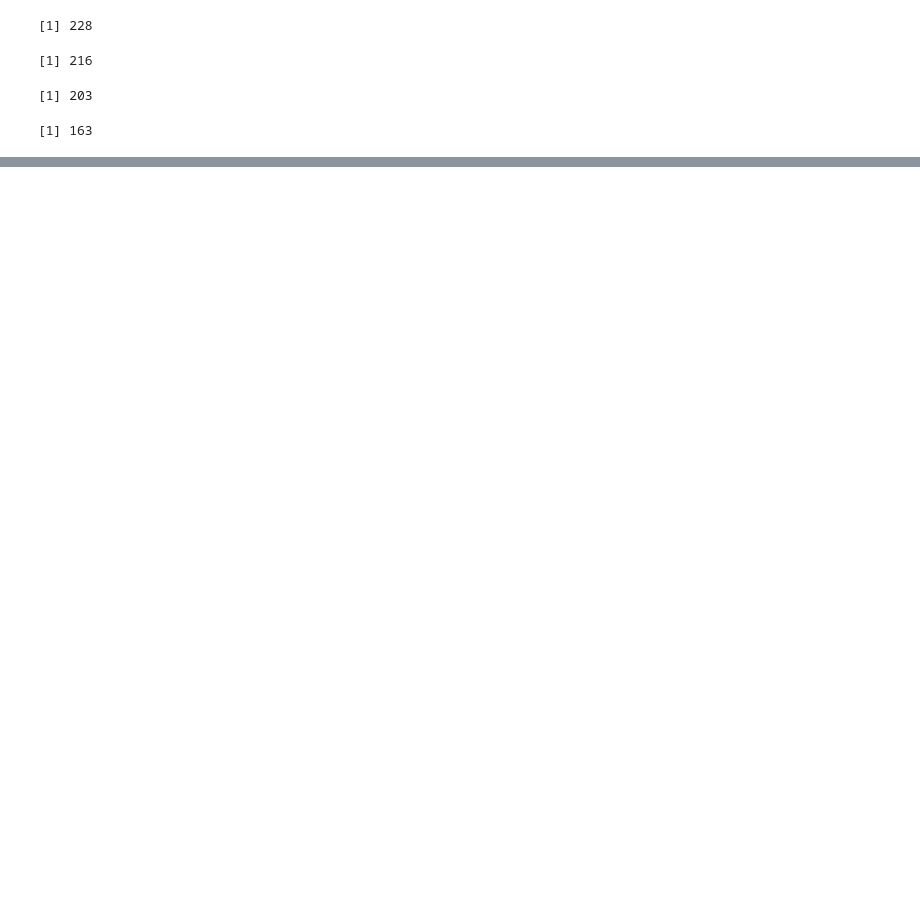
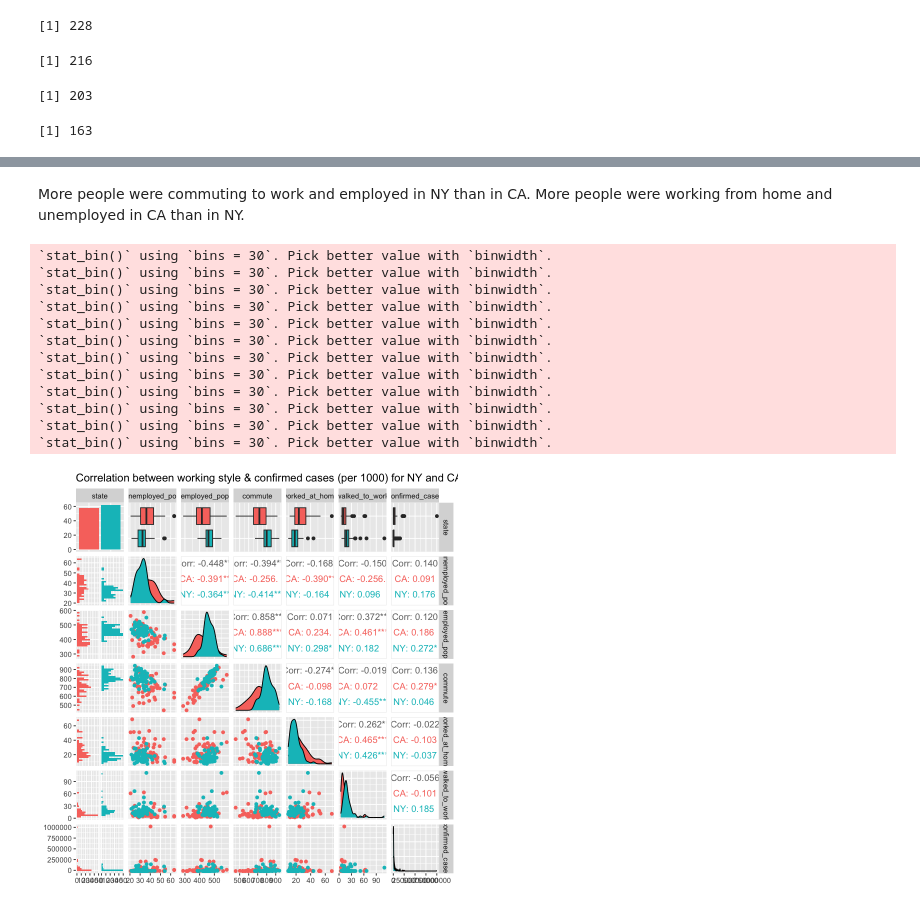
Before and after one commit to yamphurai/Data_Mining_Project1, a Jupyter notebook: DataMining_Project1_plus_census.ipynb, the cells around one changed output, grey strips where cells are left out. Drawn from its saved outputs; the diff is of its cells as text; code cells hidden in the pictures; blank space fills up the shorter version.

```diff
--- a/DataMining_Project1_plus_census.ipynb
+++ b/DataMining_Project1_plus_census.ipynb
@@ -259,0 +445,41 @@ print(names(dataset_plus_census))
+# %% [markdown]
+More people were commuting to work and employed in NY than in CA. More people were working from home and unemployed in CA than in NY.
+# %%
+# Correlation plot using ggpairs (Multifaceted Visualization)
+
+#Filter the data for states NY and CA
+filtered_data_work_confirmedCases <- dataset_plus_census %>%
+  filter(state %in% c("NY", "CA")) %>%
+  group_by(state) %>%
+  mutate(
+    unemployed_pop = (unemployed_pop / total_pop) * 1000,
+    employed_pop = (employed_pop / total_pop) * 1000,
+    commute = (commute / total_pop) * 1000,
+    worked_at_home = (worked_at_home / total_pop) * 1000,
+    walked_to_work = (walked_to_work / total_pop) * 1000,
+    confirmed_cases = (confirmed_cases / total_pop) * 1000
+  ) %>%
+  ungroup() %>%
+  select(state, unemployed_pop, employed_pop, commute, worked_at_home, walked_to_work, confirmed_cases)
+
+# Plot correlation plot using GGally
+cor_plot_work_confirmedCases_mutlifaced <- ggpairs(filtered_data_work_confirmedCases, aes(color = state), title = "Correlation between working style & confirmed cases (per 1000) for NY and CA (Multifaceted visualization)")
+
+print(cor_plot_work_confirmedCases_mutlifaced)
+
+# Save the plot
+ggsave("corr_plot_work_confirmedCases_NY_CA_multifaceted.png", plot = cor_plot_work_confirmedCases_mutlifaced, width = 10, height = 8)
+# %% [output]
+`stat_bin()` using `bins = 30`. Pick better value with `binwidth`.
+`stat_bin()` using `bins = 30`. Pick better value with `binwidth`.
+`stat_bin()` using `bins = 30`. Pick better value with `binwidth`.
+`stat_bin()` using `bins = 30`. Pick better value with `binwidth`.
+`stat_bin()` using `bins = 30`. Pick better value with `binwidth`.
+`stat_bin()` using `bins = 30`. Pick better value with `binwidth`.
+`stat_bin()` using `bins = 30`. Pick better value with `binwidth`.
+`stat_bin()` using `bins = 30`. Pick better value with `binwidth`.
+`stat_bin()` using `bins = 30`. Pick better value with `binwidth`.
+`stat_bin()` using `bins = 30`. Pick better value with `binwidth`.
+`stat_bin()` using `bins = 30`. Pick better value with `binwidth`.
+`stat_bin()` using `bins = 30`. Pick better value with `binwidth`.
+[figure, added]
```
Also changed, not shown: parts of 55 cells of this notebook.
